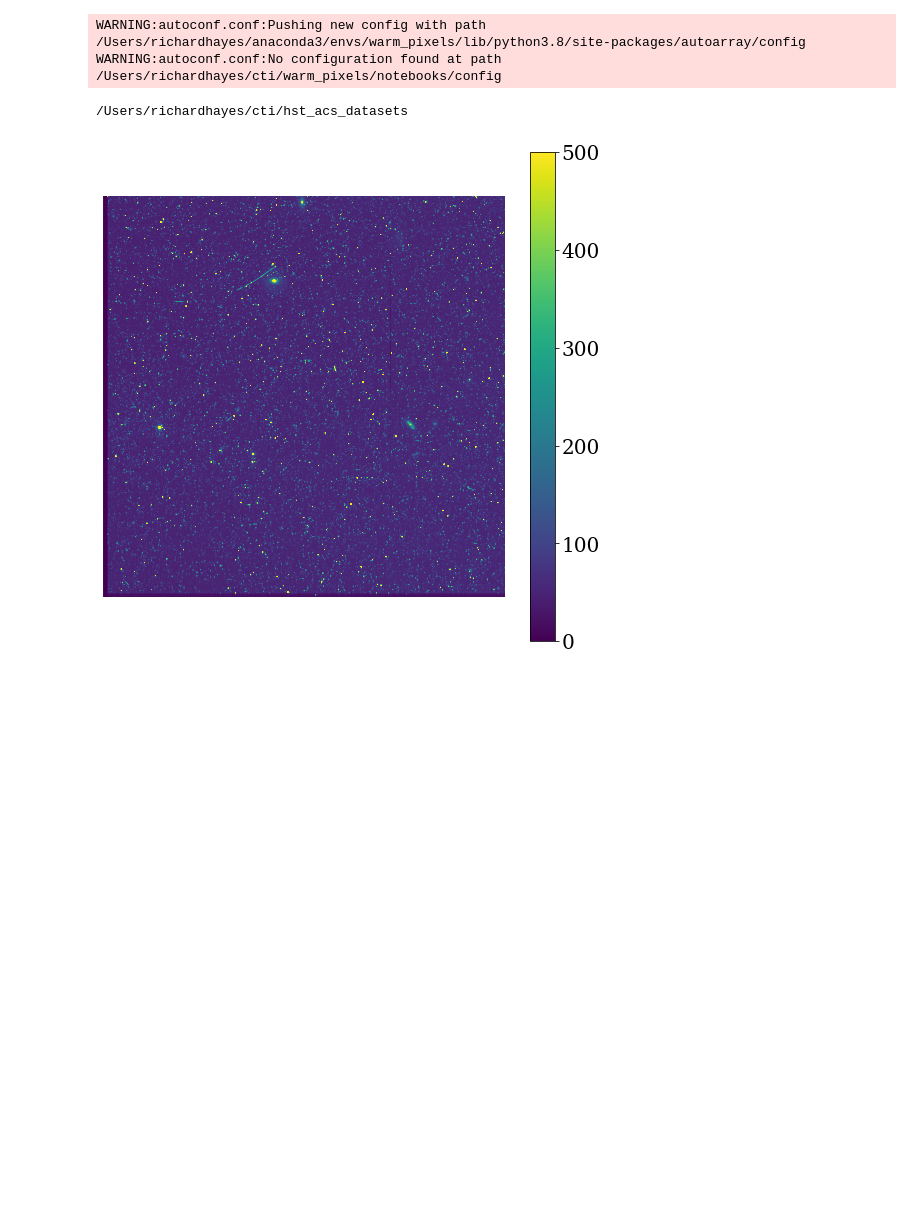
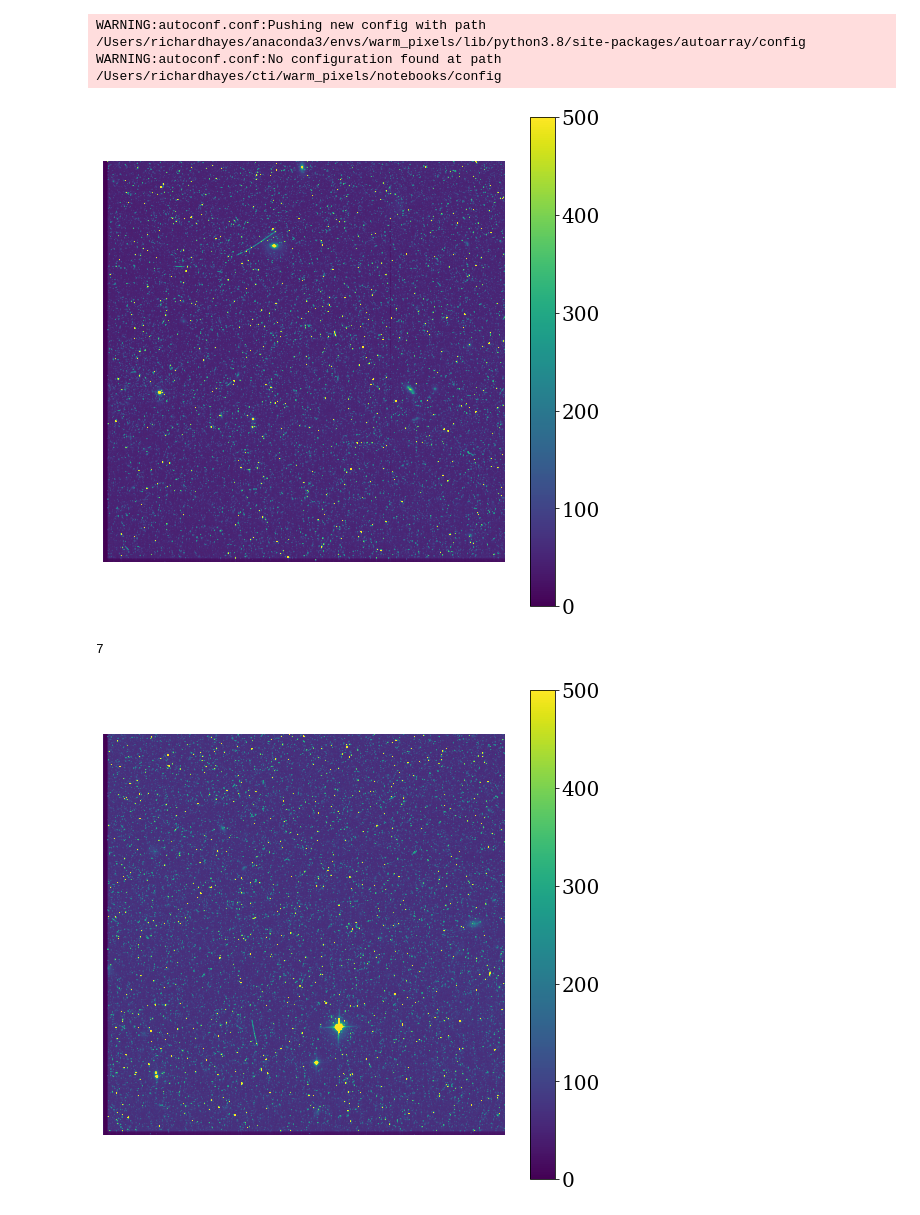
Before and after one commit to jkeger/warm_pixels, a Jupyter notebook: notebooks/model_example.ipynb, the cells around one changed output. Saved outputs shown, nothing was run; the diff lists cells and outputs as text; code cells hidden in the pictures; blank space fills up the shorter version.

```diff
--- a/notebooks/model_example.ipynb
+++ b/notebooks/model_example.ipynb
@@ -12,12 +12,24 @@ image_filename = dataset_directory / "jd5h08qoq_raw.fits"
 image = wp.Image(image_filename)
 
 # We can easily extract a particular quadrant from the image
-image_quadrant_a = image.quadrant("A")
+image_quadrant = image.quadrant("A")
 
 # And plot warm pixels for that image
-wp.plot.warm_pixels(image_quadrant_a)
+wp.plot.warm_pixels(image_quadrant)
 # %% [output]
 WARNING:autoconf.conf:Pushing new config with path /Users/richardhayes/anaconda3/envs/warm_pixels/lib/python3.8/site-packages/autoarray/config
 WARNING:autoconf.conf:No configuration found at path /Users/richardhayes/cti/warm_pixels/notebooks/config
-/Users/richardhayes/cti/hst_acs_datasets
 [figure]
+# %%
+# A dataset can be created by passing directory
+dataset = wp.Dataset(dataset_directory)
+
+# Datasets contain images
+print(len(dataset))
+image = dataset[0]
+wp.plot.warm_pixels(
+    image.quadrant("B")
+)
+# %% [output]
+7
+[figure, added]
```
Also changed, not shown: parts of 1 cell of this notebook, 1 other file.
